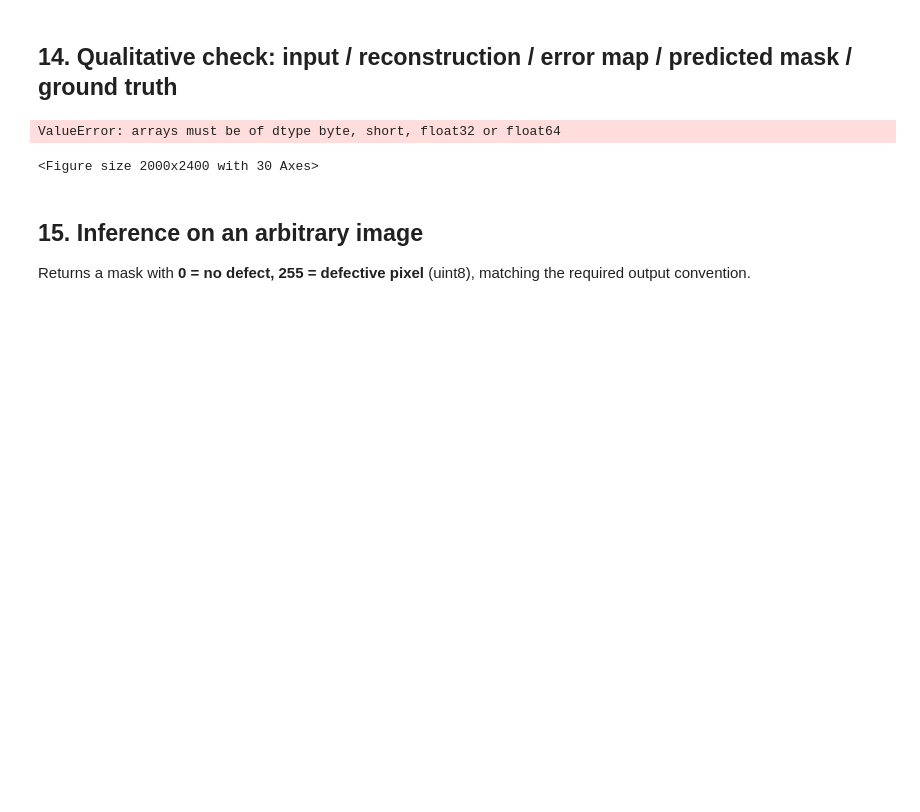
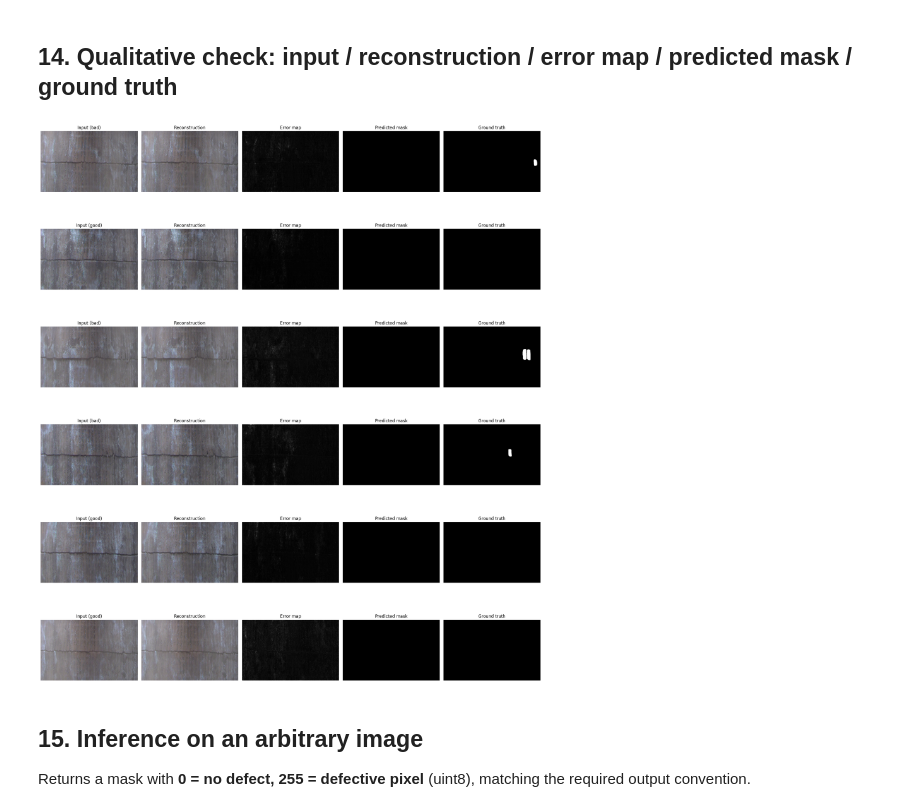
Before and after one commit to decodewidwaiz/Ass_ignment-5, a Jupyter notebook: gratebar_unet_training.ipynb, the cells around one changed output. Saved outputs shown, nothing was run; the diff lists cells and outputs as text; code cells hidden in the pictures; blank space fills up the shorter version.

```diff
--- a/gratebar_unet_training.ipynb
+++ b/gratebar_unet_training.ipynb
@@ -815,37 +815,42 @@ Confusion matrix [rows=true, cols=pred] (order: good, bad):
 # %%
 @torch.no_grad()
 def show_test_samples(net, dataset, n=6, thresh=BEST_THRESH):
     net.eval()
     idxs = random.sample(range(len(dataset)), min(n, len(dataset)))
     fig, axes = plt.subplots(len(idxs), 5, figsize=(20, 4 * len(idxs)))
     if len(idxs) == 1:
         axes = axes[None, :]
     titles = ['Input', 'Reconstruction', 'Error map', 'Predicted mask', 'Ground truth']
     for row, idx in enumerate(idxs):
         img_t, mask_t, kind = dataset[idx]
         img_b = img_t.unsqueeze(0).to(device)
         err, recon = error_map(net, img_b)
+
         pred = (err[0, 0].cpu().numpy() > thresh).astype(np.uint8)
-        pred = clean_mask(pred * 255) > 0
+        pred = (clean_mask(pred * 255) > 0).astype(np.float32)
 
+        # --- FIX: Force all arrays to explicit, contiguous float32 types ---
         imgs_to_show = [
-            img_t.permute(1, 2, 0).numpy(),
-            recon[0].permute(1, 2, 0).cpu().numpy(),
-            err[0, 0].cpu().numpy(),
+            img_t.permute(1, 2, 0).numpy().astype(np.float32),
+            recon[0].permute(1, 2, 0).cpu().numpy().astype(np.float32),
+            err[0, 0].cpu().numpy().astype(np.float32),
             pred.astype(np.float32),
-            mask_t[0].numpy(),
+            mask_t[0].numpy().astype(np.float32),
         ]
+
         for col, (im, title) in enumerate(zip(imgs_to_show, titles)):
             cmap = 'gray' if col >= 2 else None
-            axes[row, col].imshow(np.clip(im, 0, 1), cmap=cmap)
+            # Clip safely and render the normalized standard array
+            axes[row, col].imshow(np.clip(im, 0.0, 1.0), cmap=cmap)
             axes[row, col].set_title(f"{title}" + (f" ({'bad' if kind else 'good'})" if col == 0 else ''))
             axes[row, col].axis('off')
-    plt.tight_layout(); plt.show()
+
+    plt.tight_layout()
+    plt.show()
 
 show_test_samples(ema.ema, test_ds, n=6)
 # %% [output]
-ValueError: arrays must be of dtype byte, short, float32 or float64
-<Figure size 2000x2400 with 30 Axes>
+[figure, added]
 # %% [markdown]
 ## 15. Inference on an arbitrary image
 
```
Also changed, not shown: parts of 2 cells of this notebook.
